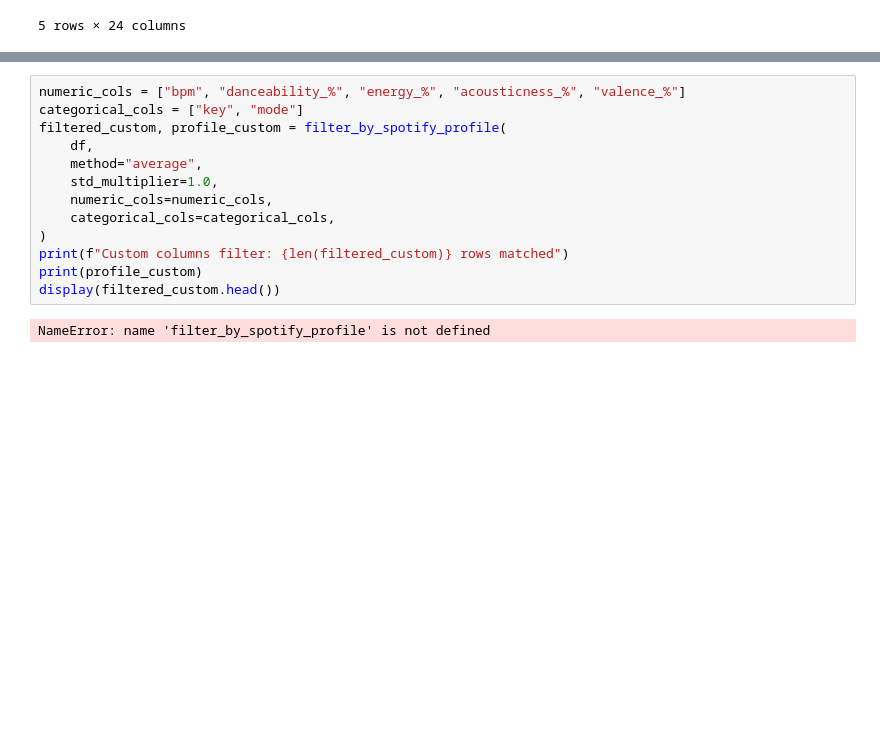
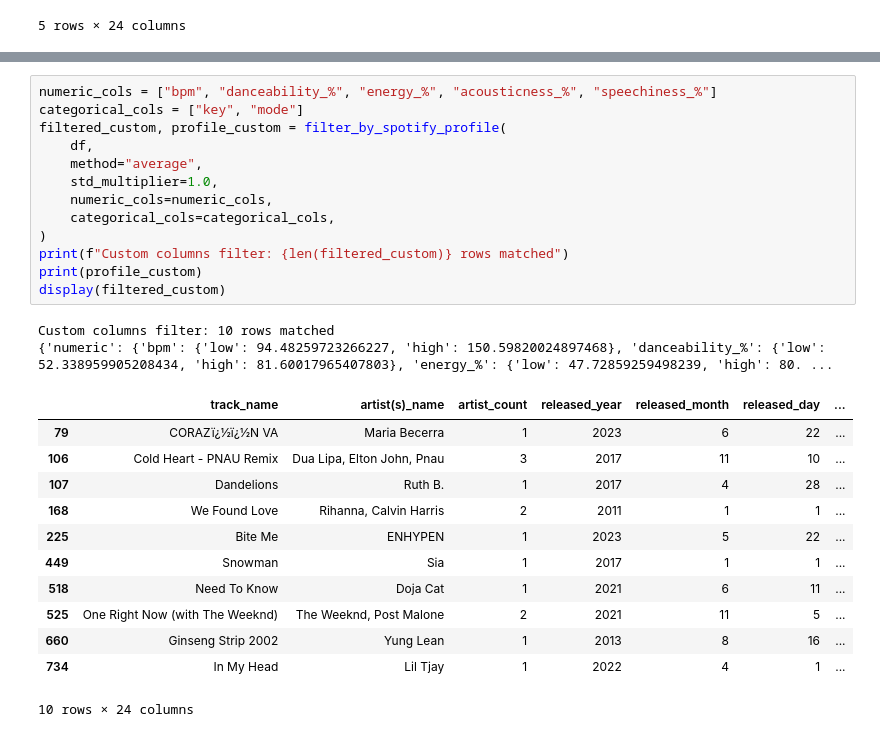
Before and after one commit to donhempsmyer/Data_Visualization_And_Modeling_Online, a Jupyter notebook: Lab/1.3 Data Visualization Lab.ipynb, the cells around one changed output, grey strips where cells are left out. Drawn from its saved outputs; the diff is of its cells as text; blank space fills up the shorter version.

```diff
--- a/Lab/1.3 Data Visualization Lab.ipynb
+++ b/Lab/1.3 Data Visualization Lab.ipynb
@@ -289,15 +374,28 @@ NameError: name 'filter_by_spotify_profile' is not defined
 # %%
-numeric_cols = ["bpm", "danceability_%", "energy_%", "acousticness_%", "valence_%"]
+numeric_cols = ["bpm", "danceability_%", "energy_%", "acousticness_%", "speechiness_%"]
 categorical_cols = ["key", "mode"]
 filtered_custom, profile_custom = filter_by_spotify_profile(
     df,
     method="average",
     std_multiplier=1.0,
     numeric_cols=numeric_cols,
     categorical_cols=categorical_cols,
 )
 print(f"Custom columns filter: {len(filtered_custom)} rows matched")
 print(profile_custom)
-display(filtered_custom.head())
+display(filtered_custom)
 # %% [output]
-NameError: name 'filter_by_spotify_profile' is not defined
+Custom columns filter: 10 rows matched
+{'numeric': {'bpm': {'low': 94.48259723266227, 'high': 150.59820024897468}, 'danceability_%': {'low': 52.338959905208434, 'high': 81.60017965407803}, 'energy_%': {'low': 47.72859259498239, 'high': 80. ...
+|  | track_name | artist(s)_name | artist_count | released_year | released_month | released_day | ... |
+| 79 | CORAZï¿½ï¿½N VA | Maria Becerra | 1 | 2023 | 6 | 22 | ... |
+| 106 | Cold Heart - PNAU Remix | Dua Lipa, Elton John, Pnau | 3 | 2017 | 11 | 10 | ... |
+| 107 | Dandelions | Ruth B. | 1 | 2017 | 4 | 28 | ... |
+| 168 | We Found Love | Rihanna, Calvin Harris | 2 | 2011 | 1 | 1 | ... |
+| 225 | Bite Me | ENHYPEN | 1 | 2023 | 5 | 22 | ... |
+| 449 | Snowman | Sia | 1 | 2017 | 1 | 1 | ... |
+| 518 | Need To Know | Doja Cat | 1 | 2021 | 6 | 11 | ... |
+| 525 | One Right Now (with The Weeknd) | The Weeknd, Post Malone | 2 | 2021 | 11 | 5 | ... |
+| 660 | Ginseng Strip 2002 | Yung Lean | 1 | 2013 | 8 | 16 | ... |
+| 734 | In My Head | Lil Tjay | 1 | 2022 | 4 | 1 | ... |
+10 rows × 24 columns
```
Also changed, not shown: parts of 5 cells of this notebook.
